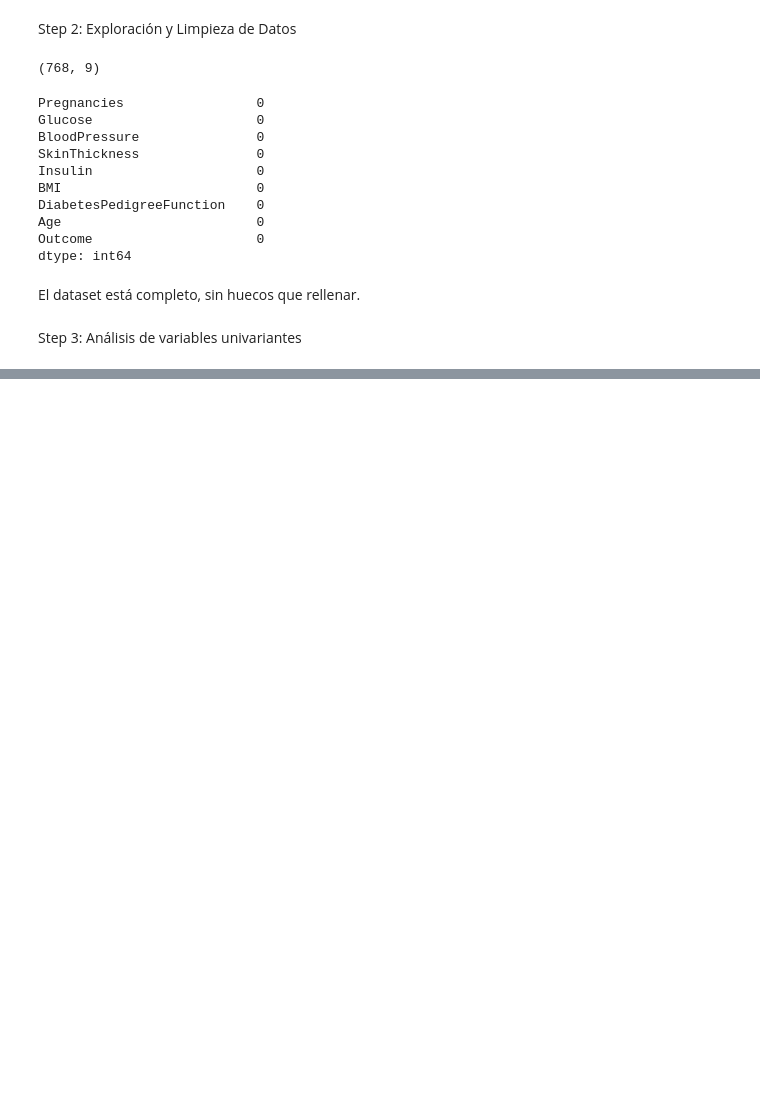
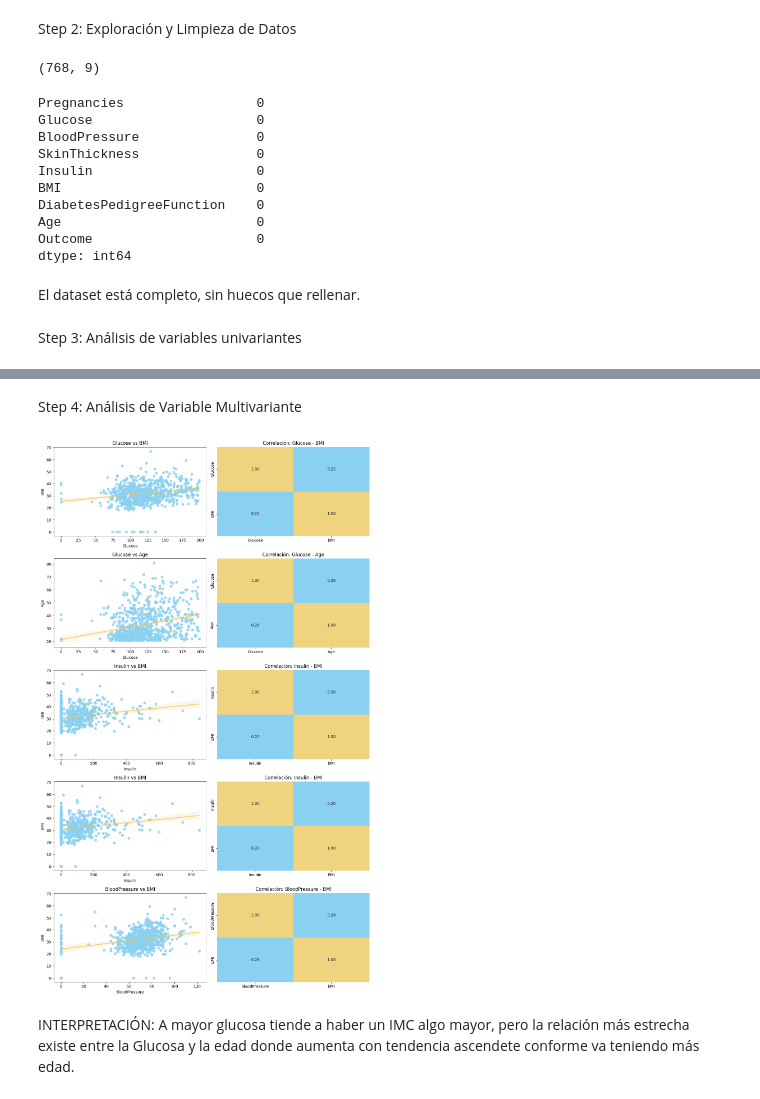
Before and after one commit to 4GeeksAcademy/DecissionTree_cafedemanha94-25, a Jupyter notebook: src/explore.ipynb, the cells around one changed output, grey strips where cells are left out. Drawn from its saved outputs; the diff is of its cells as text; code cells hidden in the pictures; blank space fills up the shorter version.

```diff
--- a/src/explore.ipynb
+++ b/src/explore.ipynb
@@ -61,0 +67,55 @@ plt.show()
+# %% [markdown]
+Step 4: Análisis de Variable Multivariante
+# %%
+import seaborn as sns
+import matplotlib.pyplot as plt
+from matplotlib.colors import LinearSegmentedColormap
+
+pairs = [
+    ("Glucose", "BMI"),
+    ("Glucose", "Age"),
+    ("Insulin", "BMI"),
+    ("Insulin", "BMI"),
+    ("BloodPressure", "BMI")
+]
+
+# Crear paleta celeste → blanco → ámbar
+cmap_custom = LinearSegmentedColormap.from_list(
+    "celeste_ambar",
+    ["#89D0F1", "white", "#ECC85CC8"]
+)
+
+fig, axes = plt.subplots(len(pairs), 2, figsize=(12, 4*len(pairs)))
+
+for i, (x, y) in enumerate(pairs):
+
+    # Regplot con colores personalizados
+    sns.regplot(
+        ax=axes[i, 0],
+        data=total_data,
+        x=x,
+        y=y,
+        scatter_kws={"color": "#89D0F1"},
+        line_kws={"color": "#ECC85CC8"}
+    )
+    axes[i, 0].set_title(f"{x} vs {y}")
+
+    # Heatmap con paleta personalizada
+    corr = total_data[[x, y]].corr()
+    sns.heatmap(
+        corr,
+        annot=True,
+        fmt=".2f",
+        cmap=cmap_custom,
+        ax=axes[i, 1],
+        cbar=False
+    )
+    axes[i, 1].set_title(f"Correlación: {x} - {y}")
+
+plt.tight_layout()
+plt.show()
+# %% [output]
+[figure, added]
+# %% [markdown]
+INTERPRETACIÓN:
+A mayor glucosa tiende a haber un IMC algo mayor, pero la relación más estrecha existe entre la Glucosa y la edad donde aumenta con tendencia ascendete conforme va teniendo más edad.
```
Also changed, not shown: parts of 18 cells of this notebook.
